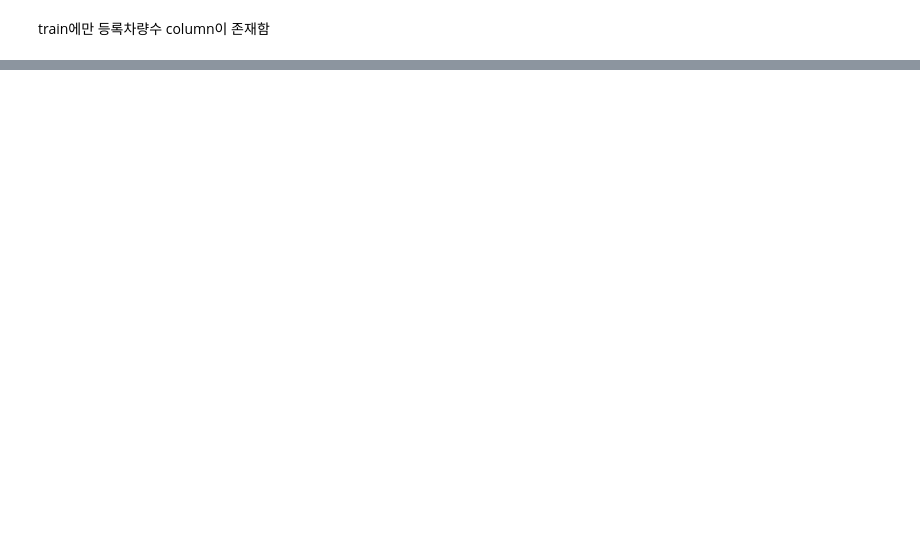
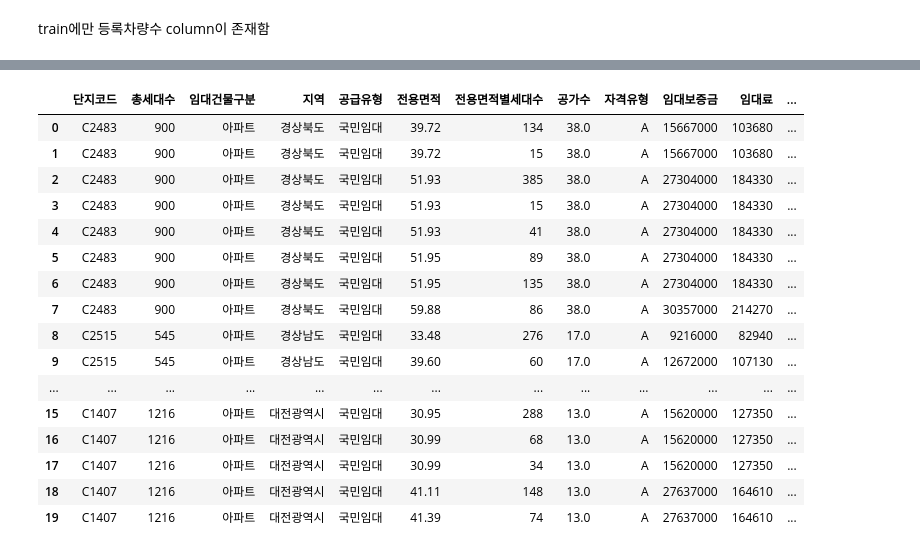
Before and after one commit to yejun-lee/DACON, a Jupyter notebook: Parking_demand/Parking_demand (7-12).ipynb, the cells around one changed output, grey strips where cells are left out. Drawn from its saved outputs; the diff is of its cells as text; code cells hidden in the pictures; blank space fills up the shorter version.

```diff
--- a/Parking_demand/Parking_demand (7-12).ipynb
+++ b/Parking_demand/Parking_demand (7-12).ipynb
@@ -43,0 +95,20 @@ train에만 등록차량수 column이 존재함
+# %%
+train.head(20)
+# %% [output]
+|  | 단지코드 | 총세대수 | 임대건물구분 | 지역 | 공급유형 | 전용면적 | 전용면적별세대수 | 공가수 | 자격유형 | 임대보증금 | 임대료 | ... |
+| 0 | C2483 | 900 | 아파트 | 경상북도 | 국민임대 | 39.72 | 134 | 38.0 | A | 15667000 | 103680 | ... |
+| 1 | C2483 | 900 | 아파트 | 경상북도 | 국민임대 | 39.72 | 15 | 38.0 | A | 15667000 | 103680 | ... |
+| 2 | C2483 | 900 | 아파트 | 경상북도 | 국민임대 | 51.93 | 385 | 38.0 | A | 27304000 | 184330 | ... |
+| 3 | C2483 | 900 | 아파트 | 경상북도 | 국민임대 | 51.93 | 15 | 38.0 | A | 27304000 | 184330 | ... |
+| 4 | C2483 | 900 | 아파트 | 경상북도 | 국민임대 | 51.93 | 41 | 38.0 | A | 27304000 | 184330 | ... |
+| 5 | C2483 | 900 | 아파트 | 경상북도 | 국민임대 | 51.95 | 89 | 38.0 | A | 27304000 | 184330 | ... |
+| 6 | C2483 | 900 | 아파트 | 경상북도 | 국민임대 | 51.95 | 135 | 38.0 | A | 27304000 | 184330 | ... |
+| 7 | C2483 | 900 | 아파트 | 경상북도 | 국민임대 | 59.88 | 86 | 38.0 | A | 30357000 | 214270 | ... |
+| 8 | C2515 | 545 | 아파트 | 경상남도 | 국민임대 | 33.48 | 276 | 17.0 | A | 9216000 | 82940 | ... |
+| 9 | C2515 | 545 | 아파트 | 경상남도 | 국민임대 | 39.60 | 60 | 17.0 | A | 12672000 | 107130 | ... |
+| ... | ... | ... | ... | ... | ... | ... | ... | ... | ... | ... | ... | ... |
+| 15 | C1407 | 1216 | 아파트 | 대전광역시 | 국민임대 | 30.95 | 288 | 13.0 | A | 15620000 | 127350 | ... |
+| 16 | C1407 | 1216 | 아파트 | 대전광역시 | 국민임대 | 30.99 | 68 | 13.0 | A | 15620000 | 127350 | ... |
+| 17 | C1407 | 1216 | 아파트 | 대전광역시 | 국민임대 | 30.99 | 34 | 13.0 | A | 15620000 | 127350 | ... |
+| 18 | C1407 | 1216 | 아파트 | 대전광역시 | 국민임대 | 41.11 | 148 | 13.0 | A | 27637000 | 164610 | ... |
+| 19 | C1407 | 1216 | 아파트 | 대전광역시 | 국민임대 | 41.39 | 74 | 13.0 | A | 27637000 | 164610 | ... |
```
Also changed, not shown: parts of 18 cells of this notebook.
